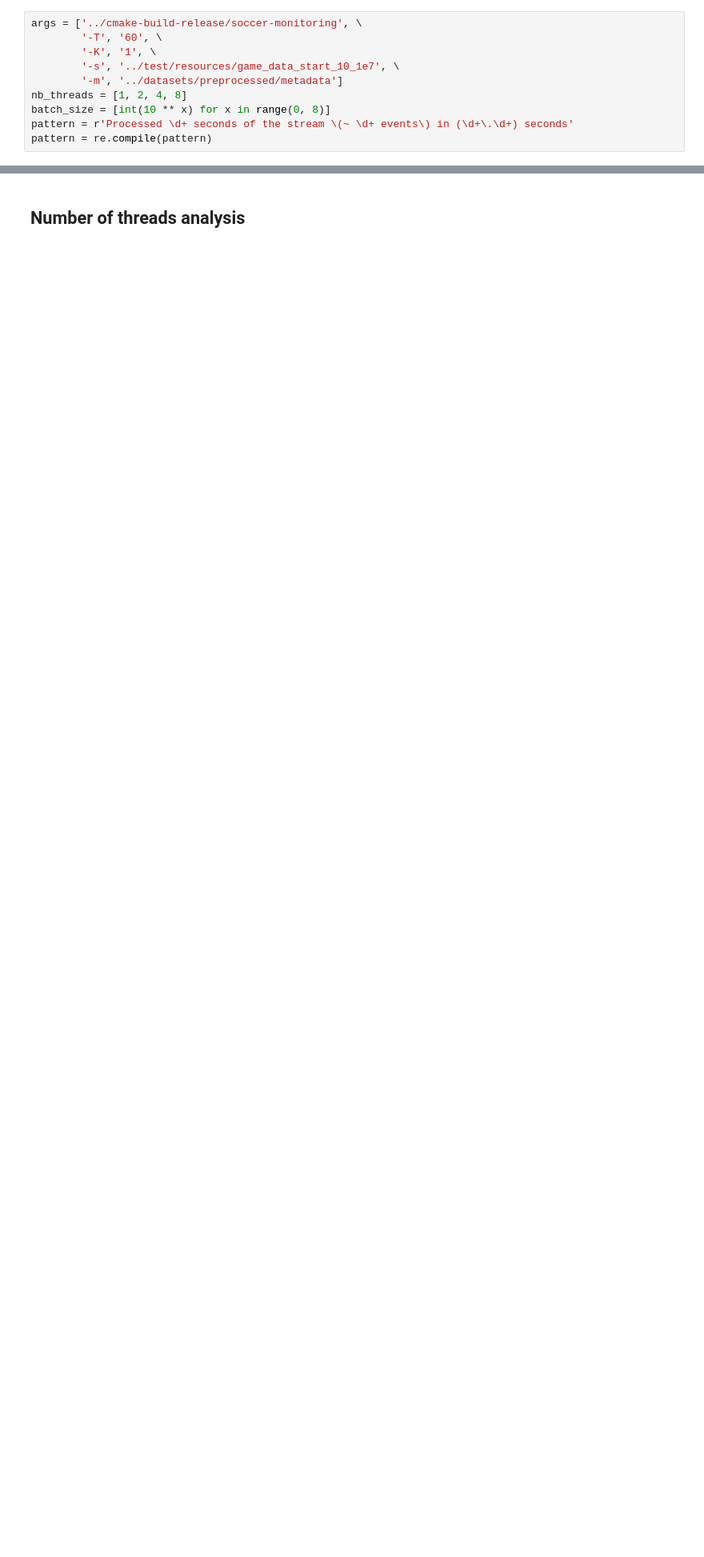
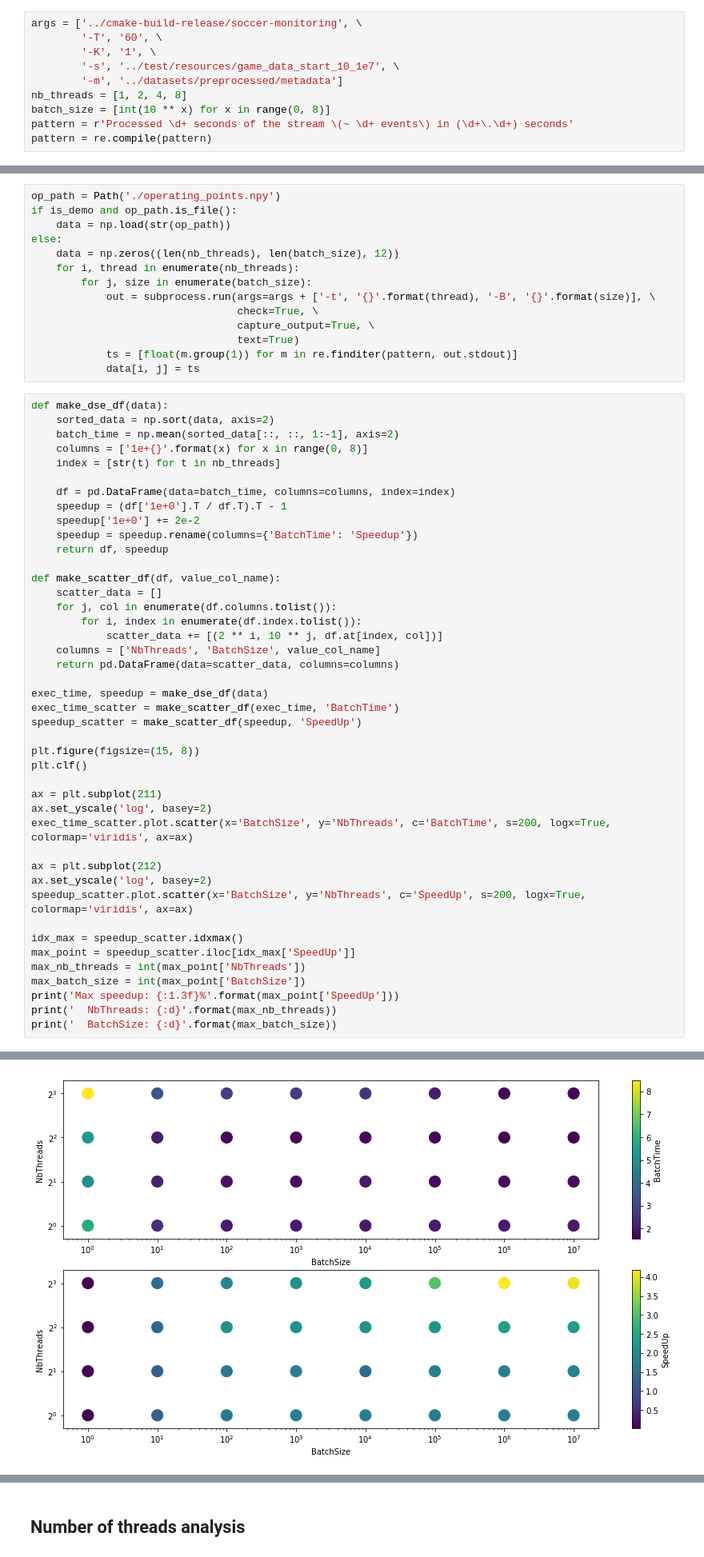
Before and after one commit to polimi-mt-acg/DEBS-2013-soccer-monitoring, a Jupyter notebook: docs/speedup_analysis.ipynb, the cells around one changed output, grey strips where cells are left out. Shown at 80% size. Saved outputs shown, nothing was run; the diff lists cells and outputs as text; blank space fills up the shorter version.

Commit message:
Add full space exploration to speedup analysis doc

```diff
--- a/docs/speedup_analysis.ipynb
+++ b/docs/speedup_analysis.ipynb
@@ -50,0 +58,58 @@ pattern = re.compile(pattern)
+# %%
+op_path = Path('./operating_points.npy')
+if is_demo and op_path.is_file():
+    data = np.load(str(op_path))
+else:
+    data = np.zeros((len(nb_threads), len(batch_size), 12))
+    for i, thread in enumerate(nb_threads):
+        for j, size in enumerate(batch_size):
+            out = subprocess.run(args=args + ['-t', '{}'.format(thread), '-B', '{}'.format(size)], \
+                                 check=True, \
+                                 capture_output=True, \
+                                 text=True)
+            ts = [float(m.group(1)) for m in re.finditer(pattern, out.stdout)]
+            data[i, j] = ts
+# %%
+def make_dse_df(data):
+    sorted_data = np.sort(data, axis=2)
+    batch_time = np.mean(sorted_data[::, ::, 1:-1], axis=2)
+    columns = ['1e+{}'.format(x) for x in range(0, 8)]
+    index = [str(t) for t in nb_threads]
+
+    df = pd.DataFrame(data=batch_time, columns=columns, index=index)
+    speedup = (df['1e+0'].T / df.T).T - 1
+    speedup['1e+0'] += 2e-2
+    speedup = speedup.rename(columns={'BatchTime': 'Speedup'})
+    return df, speedup
+
+def make_scatter_df(df, value_col_name):
+    scatter_data = []
+    for j, col in enumerate(df.columns.tolist()):
+        for i, index in enumerate(df.index.tolist()):
+            scatter_data += [(2 ** i, 10 ** j, df.at[index, col])]
+    columns = ['NbThreads', 'BatchSize', value_col_name]
+    return pd.DataFrame(data=scatter_data, columns=columns)
+
+exec_time, speedup = make_dse_df(data)
+exec_time_scatter = make_scatter_df(exec_time, 'BatchTime')
+speedup_scatter = make_scatter_df(speedup, 'SpeedUp')
+
+plt.figure(figsize=(15, 8))
+plt.clf()
+
+ax = plt.subplot(211)
+ax.set_yscale('log', basey=2)
+exec_time_scatter.plot.scatter(x='BatchSize', y='NbThreads', c='BatchTime', s=200, logx=True, colormap='viridis', ax=ax)
+
+ax = plt.subplot(212)
+ax.set_yscale('log', basey=2)
+speedup_scatter.plot.scatter(x='BatchSize', y='NbThreads', c='SpeedUp', s=200, logx=True, colormap='viridis', ax=ax)
+
+idx_max = speedup_scatter.idxmax()
+max_point = speedup_scatter.iloc[idx_max['SpeedUp']]
+max_nb_threads = int(max_point['NbThreads'])
+max_batch_size = int(max_point['BatchSize'])
+print('Max speedup: {:1.3f}%'.format(max_point['SpeedUp']))
+print('  NbThreads: {:d}'.format(max_nb_threads))
+print('  BatchSize: {:d}'.format(max_batch_size))
+# %% [output]
@@ -50,0 +119 @@ pattern = re.compile(pattern)
+[figure, added]
```
Also changed, not shown: parts of 11 cells of this notebook, 1 other file.
